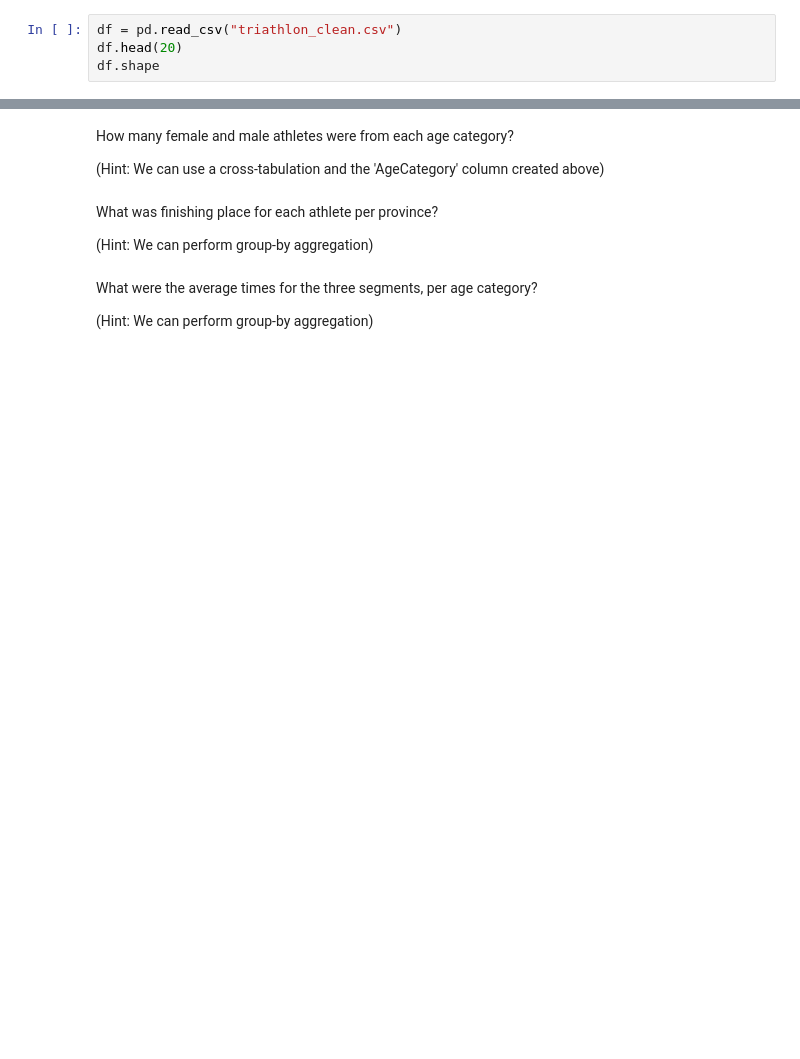
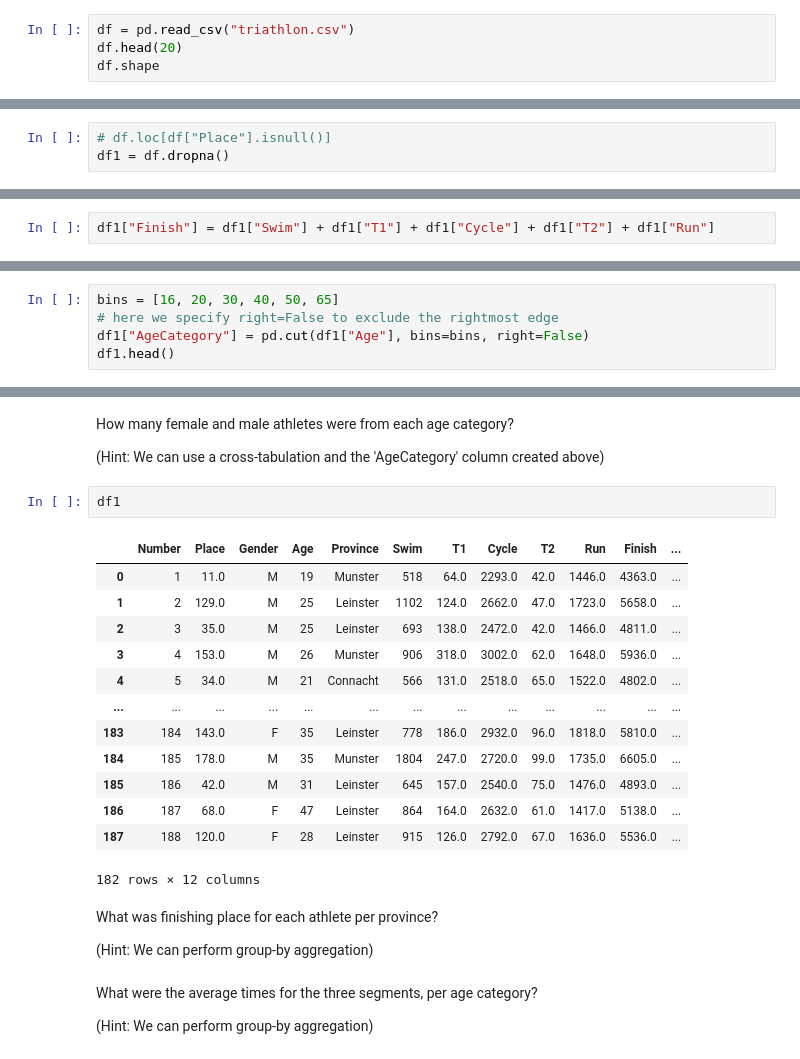
Before and after one commit to Yolo-Arts/UCD_Stage_1, a Jupyter notebook: COMP10320/Labs/Lab 7/Lab 07 Tasks.ipynb, the cells around one changed output, grey strips where cells are left out. Drawn from its saved outputs; the diff is of its cells as text; blank space fills up the shorter version.

```diff
--- a/COMP10320/Labs/Lab 7/Lab 07 Tasks.ipynb
+++ b/COMP10320/Labs/Lab 7/Lab 07 Tasks.ipynb
@@ -20,7 +20,7 @@ import pandas as pd
 # %% [markdown]
 This task required the file 'triathlon.csv'. Load the dataset into a Pandas DataFrame, where the row index is given by the athlete's bib number. Display the first 20 rows of the DataFrame.
 # %%
-df = pd.read_csv("triathlon_clean.csv")
+df = pd.read_csv("triathlon.csv")
 df.head(20)
 df.shape
 # %% [output]
@@ -32,2 +46,7 @@ From the DataFrame, identify the number of missing values in each column. Then r
+# %%
+# df.loc[df["Place"].isnull()]
+df1 = df.dropna()
 # %% [markdown]
 Add a new column to the DataFrame, called *Finish*, which is the total time taken for the race for each athlete (i.e. Swim + T1 + Cycle + T2 + Run).
+# %%
+df1["Finish"] = df1["Swim"] + df1["T1"] + df1["Cycle"] + df1["T2"] + df1["Run"]
@@ -49,3 +129,8 @@ How many female and male athletes were from each of the 4 provinces?
 ## Task 3 - Further Data Analysis
 # %% [markdown]
 Create a new column 'AgeCategory' that divides the runners into age categories: 16-19, 20-29, 30-39, 40-49, 50-65.
+# %%
+bins = [16, 20, 30, 40, 50, 65]
+# here we specify right=False to exclude the rightmost edge
+df1["AgeCategory"] = pd.cut(df1["Age"], bins=bins, right=False)
+df1.head()
@@ -53,6 +150,22 @@ Create a new column 'AgeCategory' that divides the runners into age categories:
 How many female and male athletes were from each age category?
 
 (Hint: We can use a cross-tabulation and the 'AgeCategory' column created above)
+# %%
+df1
+# %% [output]
+|  | Number | Place | Gender | Age | Province | Swim | T1 | Cycle | T2 | Run | Finish | ... |
+| 0 | 1 | 11.0 | M | 19 | Munster | 518 | 64.0 | 2293.0 | 42.0 | 1446.0 | 4363.0 | ... |
+| 1 | 2 | 129.0 | M | 25 | Leinster | 1102 | 124.0 | 2662.0 | 47.0 | 1723.0 | 5658.0 | ... |
+| 2 | 3 | 35.0 | M | 25 | Leinster | 693 | 138.0 | 2472.0 | 42.0 | 1466.0 | 4811.0 | ... |
+| 3 | 4 | 153.0 | M | 26 | Munster | 906 | 318.0 | 3002.0 | 62.0 | 1648.0 | 5936.0 | ... |
+| 4 | 5 | 34.0 | M | 21 | Connacht | 566 | 131.0 | 2518.0 | 65.0 | 1522.0 | 4802.0 | ... |
+| ... | ... | ... | ... | ... | ... | ... | ... | ... | ... | ... | ... | ... |
+| 183 | 184 | 143.0 | F | 35 | Leinster | 778 | 186.0 | 2932.0 | 96.0 | 1818.0 | 5810.0 | ... |
+| 184 | 185 | 178.0 | M | 35 | Munster | 1804 | 247.0 | 2720.0 | 99.0 | 1735.0 | 6605.0 | ... |
+| 185 | 186 | 42.0 | M | 31 | Leinster | 645 | 157.0 | 2540.0 | 75.0 | 1476.0 | 4893.0 | ... |
+| 186 | 187 | 68.0 | F | 47 | Leinster | 864 | 164.0 | 2632.0 | 61.0 | 1417.0 | 5138.0 | ... |
+| 187 | 188 | 120.0 | F | 28 | Leinster | 915 | 126.0 | 2792.0 | 67.0 | 1636.0 | 5536.0 | ... |
+182 rows × 12 columns
 # %% [markdown]
 What was finishing place for each athlete per province?
 
```
Also changed, not shown: parts of 11 cells of this notebook, 3 other files.
